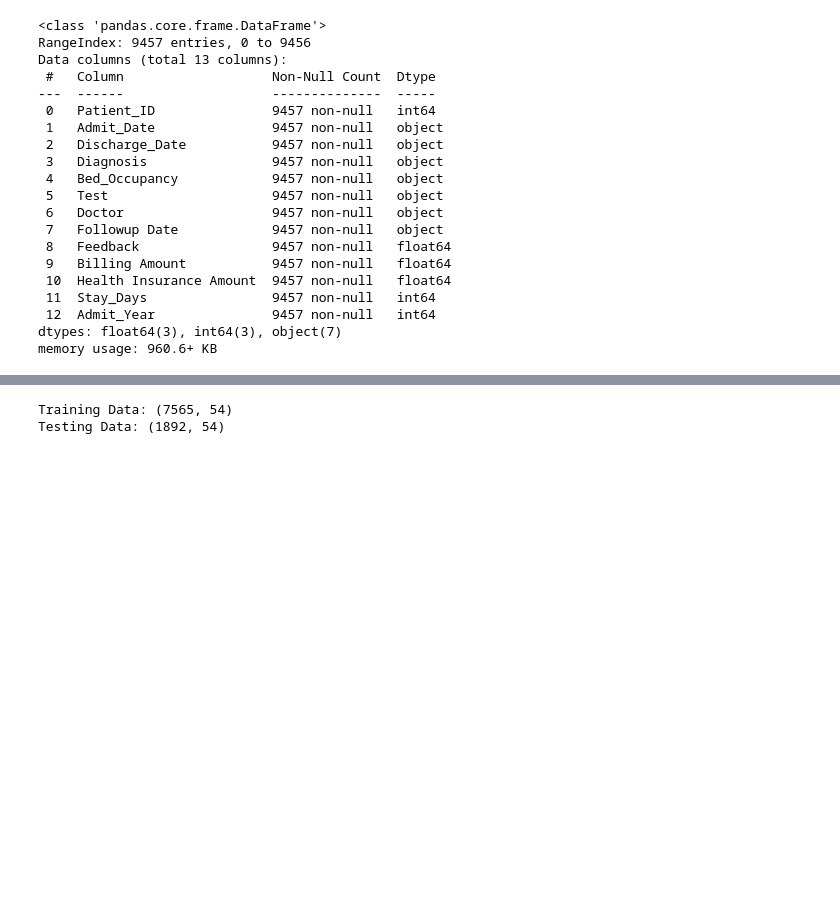
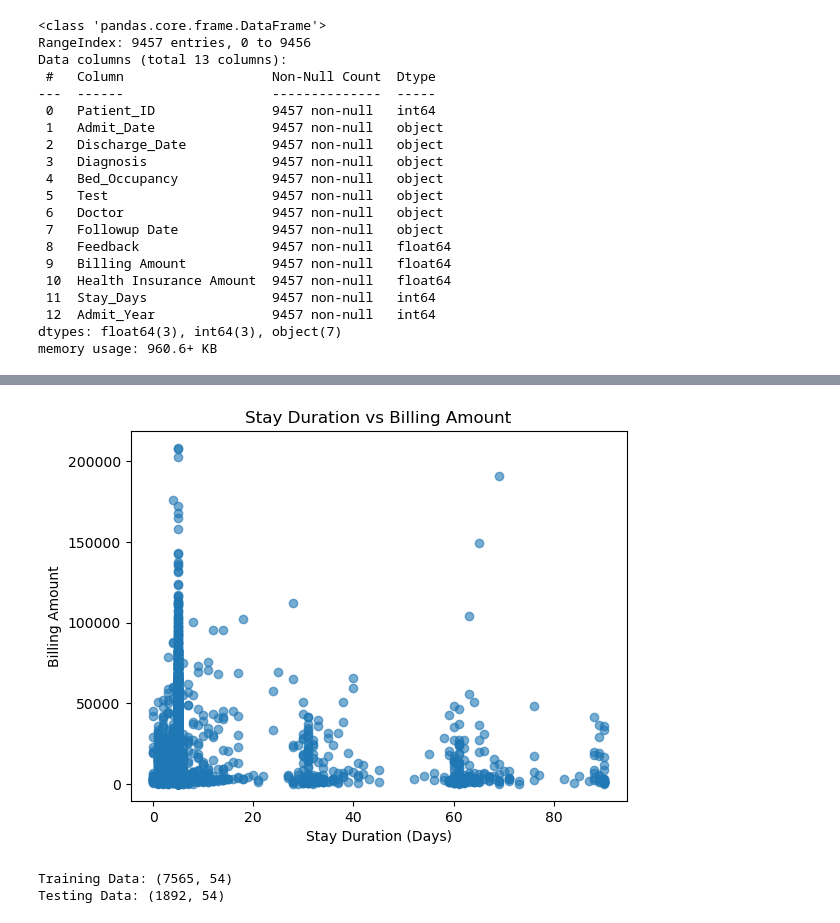
Before and after one commit to VatsalMarwadi/Hospital-Data-Analysis, a Jupyter notebook: notebooks/Hospital_ML.ipynb, the cells around one changed output, grey strips where cells are left out. Drawn from its saved outputs; the diff is of its cells as text; code cells hidden in the pictures; blank space fills up the shorter version.

```diff
--- a/notebooks/Hospital_ML.ipynb
+++ b/notebooks/Hospital_ML.ipynb
@@ -103,3 +104,12 @@ plt.show()
+# %%
+# Stay Duration vs Billing Amount
+plt.scatter(hospital_ml_df["Stay_Days"], hospital_ml_df["Billing Amount"], alpha=0.6)
+plt.title("Stay Duration vs Billing Amount")
+plt.xlabel("Stay Duration (Days)")
+plt.ylabel("Billing Amount")
+plt.show()
+# %% [output]
+[figure, added]
 # %%
 # Select input features
 X = hospital_ml_df[
```
Also changed, not shown: parts of 10 cells of this notebook, 3 other files.
